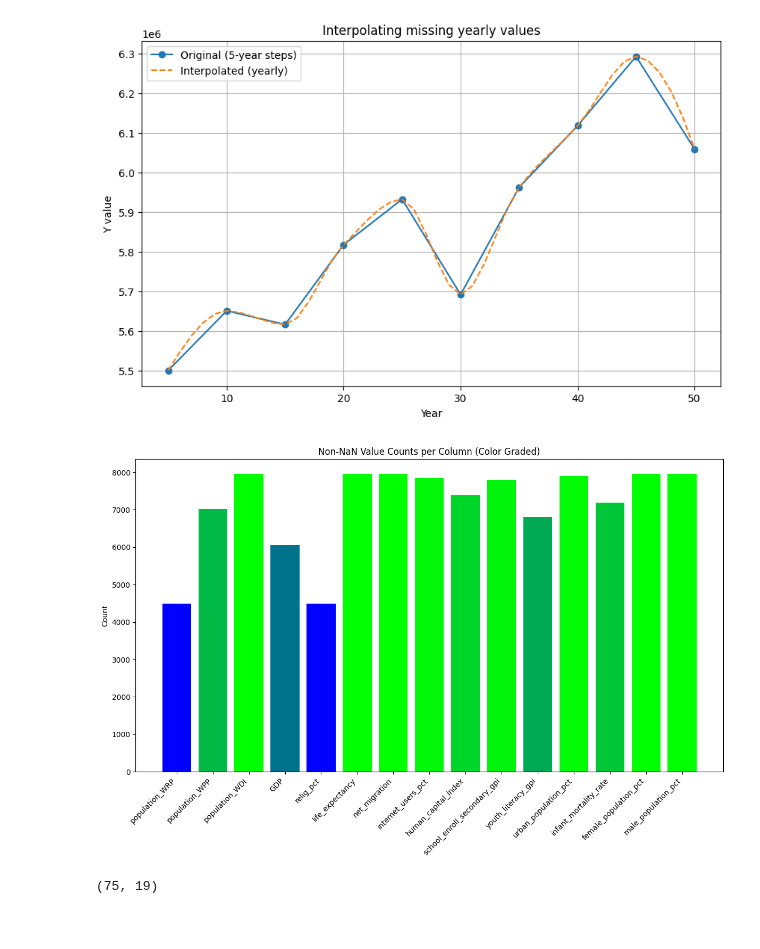
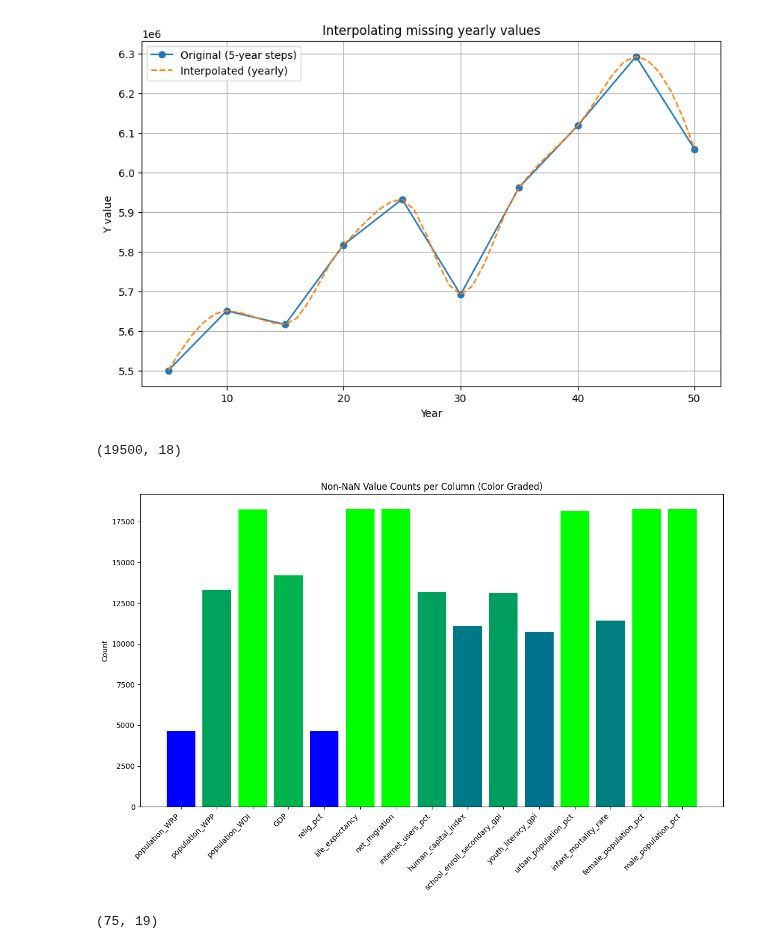
Before and after one commit to tuomascode/DSA-Population, a Jupyter notebook: tuomas_population_data.ipynb, the cells around one changed output. Drawn from its saved outputs; the diff is of its cells as text; code cells hidden in the pictures.

```diff
--- a/tuomas_population_data.ipynb
+++ b/tuomas_population_data.ipynb
@@ -78,7 +78,7 @@ def fill_internet_users_before_first(df):
 
 # Load data
 df = pd.read_csv("data\\cleaned_all_data.csv")
-df = df[(df["year"] >= 1960) & (df["year"] <= 2010)]
+df = df[(df["year"] >= 1960)]
 drop_names = [
     "Jordan",
     "Saudi Arabia",
@@ -142,7 +142,7 @@ columns_of_interest = [
 df.rename(columns=rename_map, inplace=True)
 df = df[[col for col in columns_of_interest if col in df.columns]]
 df = fill_internet_users_before_first(df)
-df = df[df["population_WDI"] >= 500_000]
+# df = df[df["population_WDI"] >= 500_000]
 df.to_csv("data/all_data.csv")
 # Semantic type mapping
 semantic_map = {
@@ -175,31 +175,32 @@ for col, sem_type in semantic_map.items():
     if col in df.columns:
         df[col].attrs["semantic_type"] = sem_type
 
 
 
 
 
 # Exclude the first five columns
 excluded_columns = df.columns[:3]
 df_remaining = df.drop(columns=excluded_columns)
 
 # Count non-NaN values per remaining column
 non_nan_counts = df_remaining.notna().sum()
 
 # Normalize values for color mapping (0 to 1 scale)
 norm = (non_nan_counts - non_nan_counts.min()) / (non_nan_counts.max() - non_nan_counts.min())
 
 # Create colors: from blue (low) to green (high)
 colors = [(0, n, 1 - n) for n in norm]  # RGB tuples: blue to green
 
 # Plot
 print(df.shape)
 plt.figure(figsize=(12, 8))
 bars = plt.bar(non_nan_counts.index, non_nan_counts.values, color=colors)
 plt.title("Non-NaN Value Counts per Column (Color Graded)")
 plt.ylabel("Count")
 plt.xticks(rotation=45, ha='right')
 plt.tight_layout()
 plt.show()
 # %% [output]
+(19500, 18)
-[figure, old version]
+[figure, new version]
```
Also changed, not shown: parts of 2 cells of this notebook, 3 other files.
